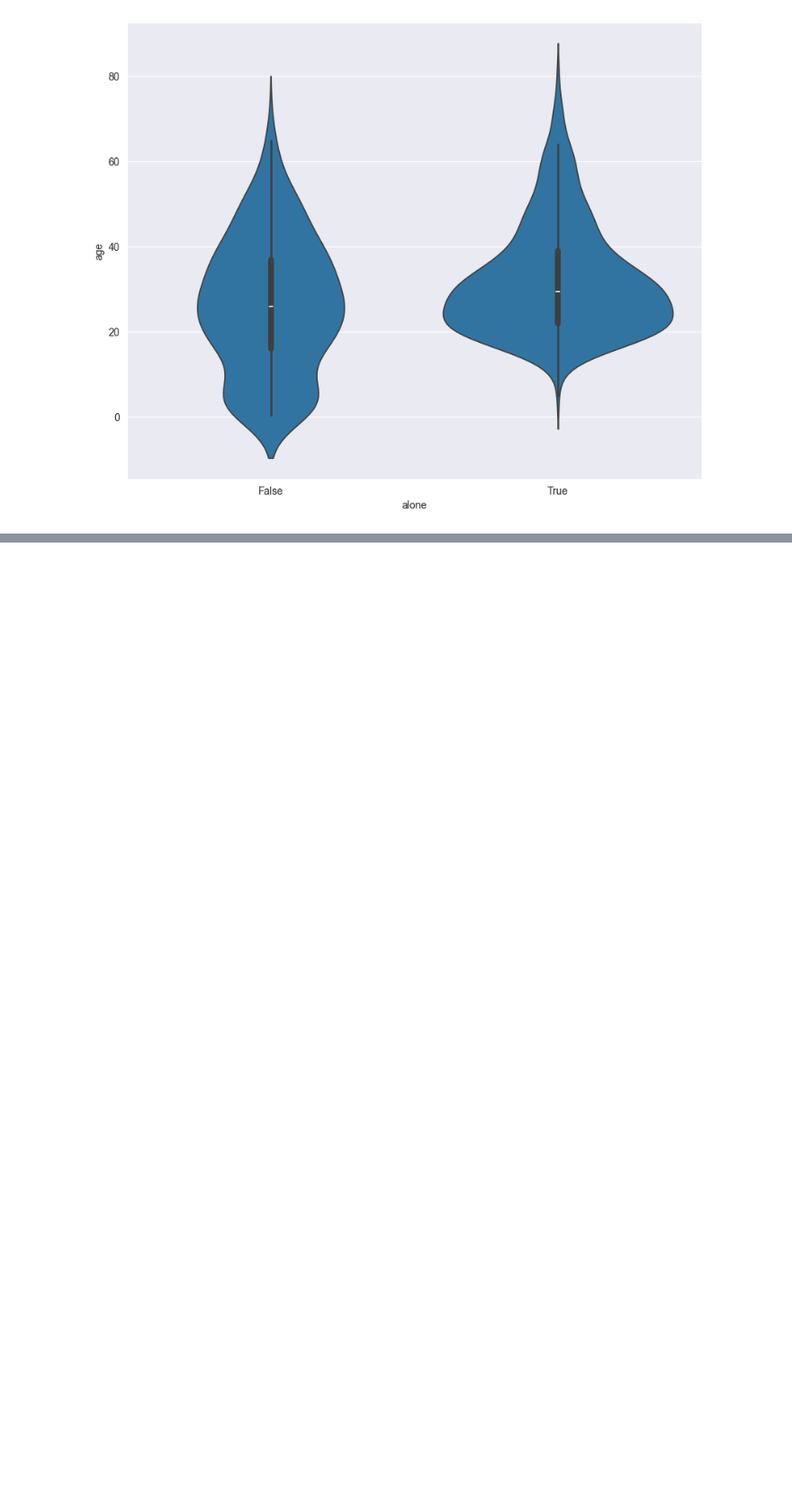
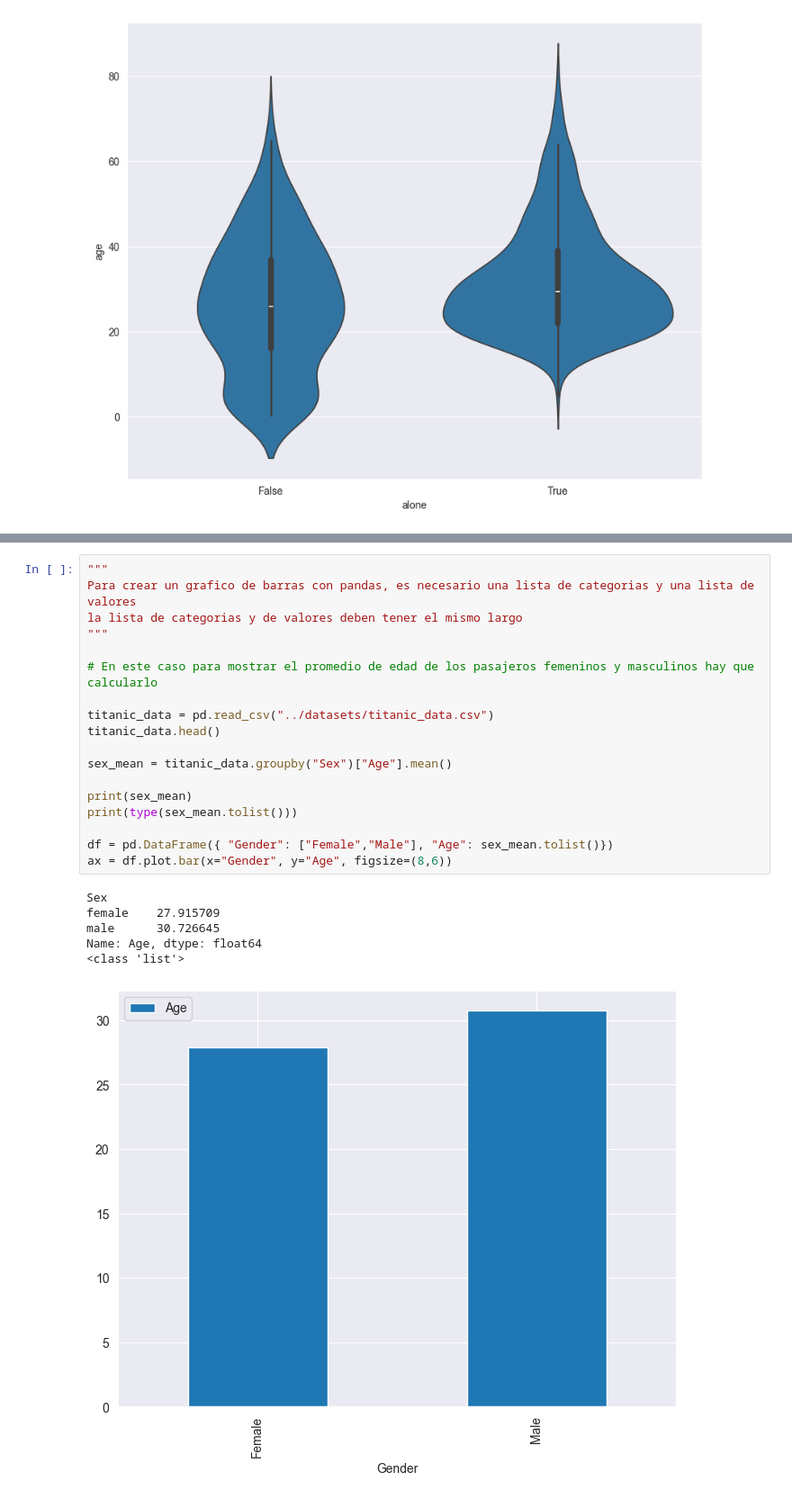
Before and after one commit to rhodlib/cdd_docs, a Jupyter notebook: book/03_data_visualization_with_matplotlib.ipynb, the cells around one changed output, grey strips where cells are left out. Shown at 90% size. Saved outputs shown, nothing was run; the diff lists cells and outputs as text; blank space fills up the shorter version.

```diff
--- a/book/03_data_visualization_with_matplotlib.ipynb
+++ b/book/03_data_visualization_with_matplotlib.ipynb
@@ -337,0 +390,25 @@ sns.violinplot(x='alone', y='age', data=titanic_data)
+# %%
+"""
+Para crear un grafico de barras con pandas, es necesario una lista de categorias y una lista de valores
+la lista de categorias y de valores deben tener el mismo largo
+"""
+
+# En este caso para mostrar el promedio de edad de los pasajeros femeninos y masculinos hay que calcularlo
+
+titanic_data = pd.read_csv("../datasets/titanic_data.csv")
+titanic_data.head()
+
+sex_mean = titanic_data.groupby("Sex")["Age"].mean()
+
+print(sex_mean)
+print(type(sex_mean.tolist()))
+
+df = pd.DataFrame({ "Gender": ["Female","Male"], "Age": sex_mean.tolist()})
+ax = df.plot.bar(x="Gender", y="Age", figsize=(8,6))
+# %% [output]
+Sex
+female    27.915709
+male      30.726645
+Name: Age, dtype: float64
+<class 'list'>
+[figure, added]
```
Also changed, not shown: parts of 7 cells of this notebook.
